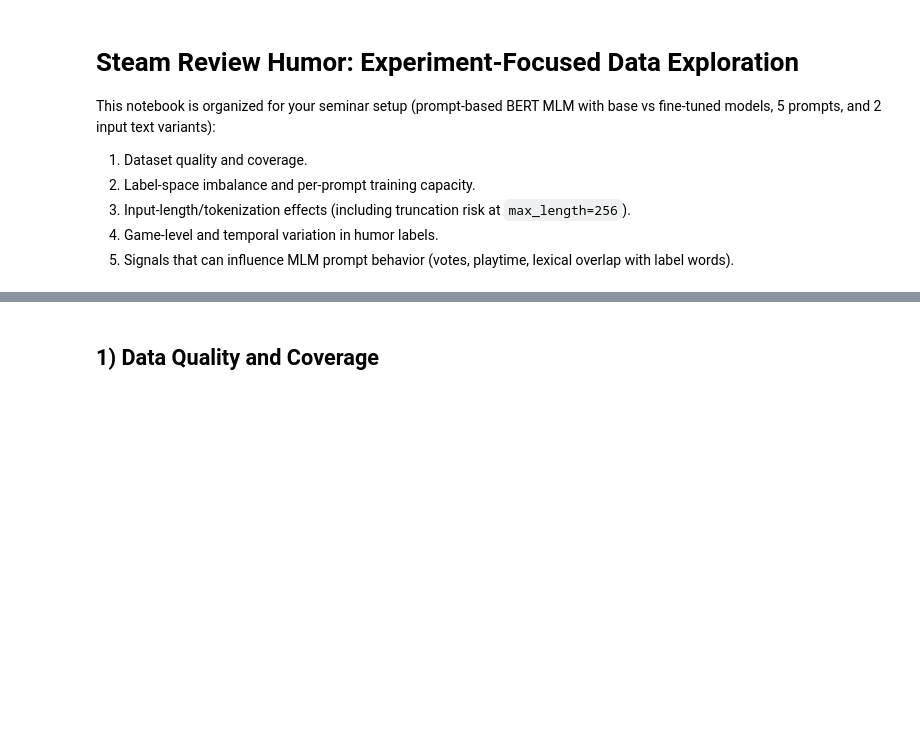
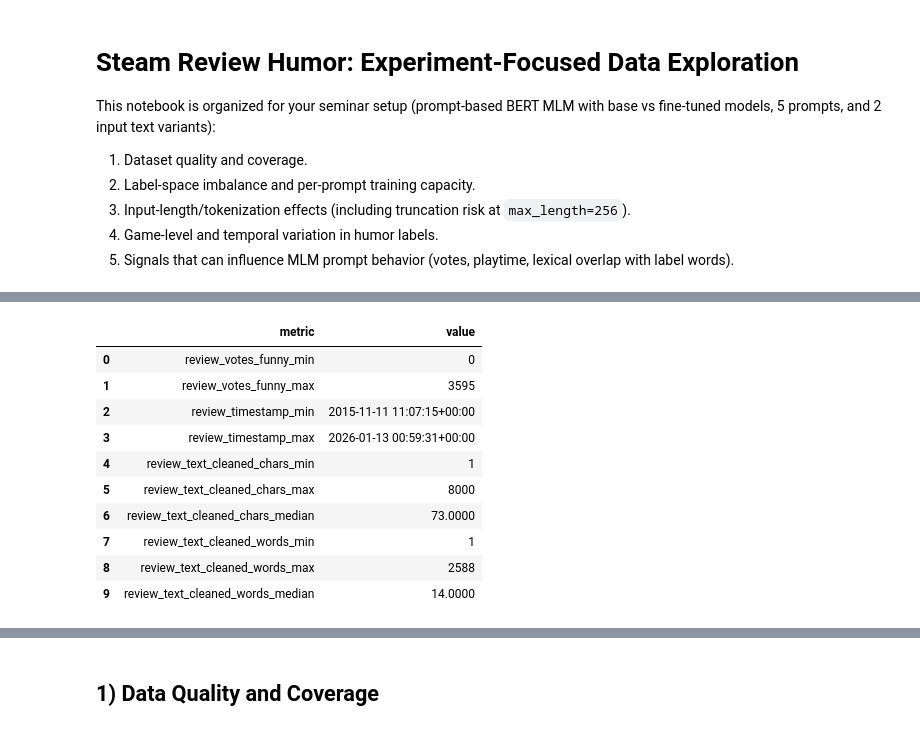
Before and after one commit to tdiepenb/steamReviewHumor, a Jupyter notebook: data_exploration.ipynb, the cells around one changed output, grey strips where cells are left out. Cells and saved outputs as stored; diff of their text form; code cells hidden in the pictures; blank space fills up the shorter version.

Commit message:
some clean up. adds evaluation file

```diff
--- a/data_exploration.ipynb
+++ b/data_exploration.ipynb
@@ -147,0 +152,99 @@ display(df.head(3))
+# %%
+def _explode_list_like(series):
+    values = series.astype("string").fillna("")
+
+    # Primary format in this dataset: "['A', 'B', ...]"
+    parsed = values.str.findall(r"'([^']+)'")
+
+    # Fallback for other separators if any appear (e.g., "A|B" or "A;B").
+    fallback_mask = values.ne("") & parsed.str.len().fillna(0).eq(0)
+    if fallback_mask.any():
+        parsed.loc[fallback_mask] = (
+            values.loc[fallback_mask]
+            .str.split(r"\s*[|;]\s*")
+            .apply(lambda parts: [p.strip() for p in parts if p and p.strip()])
+        )
+
+    return parsed.explode().dropna()
+
+review_text_chars = df["review_text_cleaned"].fillna("").str.len()
+review_text_words = df["review_text_cleaned"].fillna("").str.count(r"\S+")
+review_info_text_chars = df["review_info_text_cleaned"].fillna("").str.len()
+review_info_text_words = df["review_info_text_cleaned"].fillna("").str.count(r"\S+")
+
+dataset_profile = pd.DataFrame(
+    {
+        "metric": [
+            "review_votes_funny_min",
+            "review_votes_funny_max",
+            "review_timestamp_min",
+            "review_timestamp_max",
+            "review_text_cleaned_chars_min",
+            "review_text_cleaned_chars_max",
+            "review_text_cleaned_chars_median",
+            "review_text_cleaned_words_min",
+            "review_text_cleaned_words_max",
+            "review_text_cleaned_words_median",
+            "review_info_text_cleaned_chars_min",
+            "review_info_text_cleaned_chars_max",
+            "review_info_text_cleaned_chars_median",
+            "review_info_text_cleaned_words_min",
+            "review_info_text_cleaned_words_max",
+            "review_info_text_cleaned_words_median",
+        ],
+        "value": [
+            df["review_votes_funny"].min(),
+            df["review_votes_funny"].max(),
+            df["review_timestamp_created"].min(),
+            df["review_timestamp_created"].max(),
+            int(review_text_chars.min()),
+            int(review_text_chars.max()),
+            float(review_text_chars.median()),
+            int(review_text_words.min()),
+            int(review_text_words.max()),
+            float(review_text_words.median()),
+            int(review_info_text_chars.min()),
+            int(review_info_text_chars.max()),
+            float(review_info_text_chars.median()),
+            int(review_info_text_words.min()),
+            int(review_info_text_words.max()),
+            float(review_info_text_words.median()),
+        ],
+    }
+)
+
+game_meta = df[["app_name", "app_categories", "app_genres"]].drop_duplicates(subset=["app_name"])
+category_counts = _explode_list_like(game_meta["app_categories"]).value_counts()
+genre_counts = _explode_list_like(game_meta["app_genres"]).value_counts()
+
+taxonomy_profile = pd.DataFrame(
+    {
+        "metric": [
+            "unique_games",
+            "unique_app_categories",
+            "unique_app_genres",
+        ],
+        "value": [
+            game_meta["app_name"].nunique(),
+            int(category_counts.index.nunique()),
+            int(genre_counts.index.nunique()),
+        ],
+    }
+)
+
+display(dataset_profile)
+display(taxonomy_profile)
+display(category_counts.head(15).rename_axis("app_category").reset_index(name="game_count"))
+display(genre_counts.head(15).rename_axis("app_genre").reset_index(name="game_count"))
+# %% [output]
+|  | metric | value |
+| 0 | review_votes_funny_min | 0 |
+| 1 | review_votes_funny_max | 3595 |
+| 2 | review_timestamp_min | 2015-11-11 11:07:15+00:00 |
+| 3 | review_timestamp_max | 2026-01-13 00:59:31+00:00 |
+| 4 | review_text_cleaned_chars_min | 1 |
+| 5 | review_text_cleaned_chars_max | 8000 |
+| 6 | review_text_cleaned_chars_median | 73.0000 |
+| 7 | review_text_cleaned_words_min | 1 |
+| 8 | review_text_cleaned_words_max | 2588 |
+| 9 | review_text_cleaned_words_median | 14.0000 |
```
Also changed, not shown: parts of 12 cells of this notebook, 4 other files.
